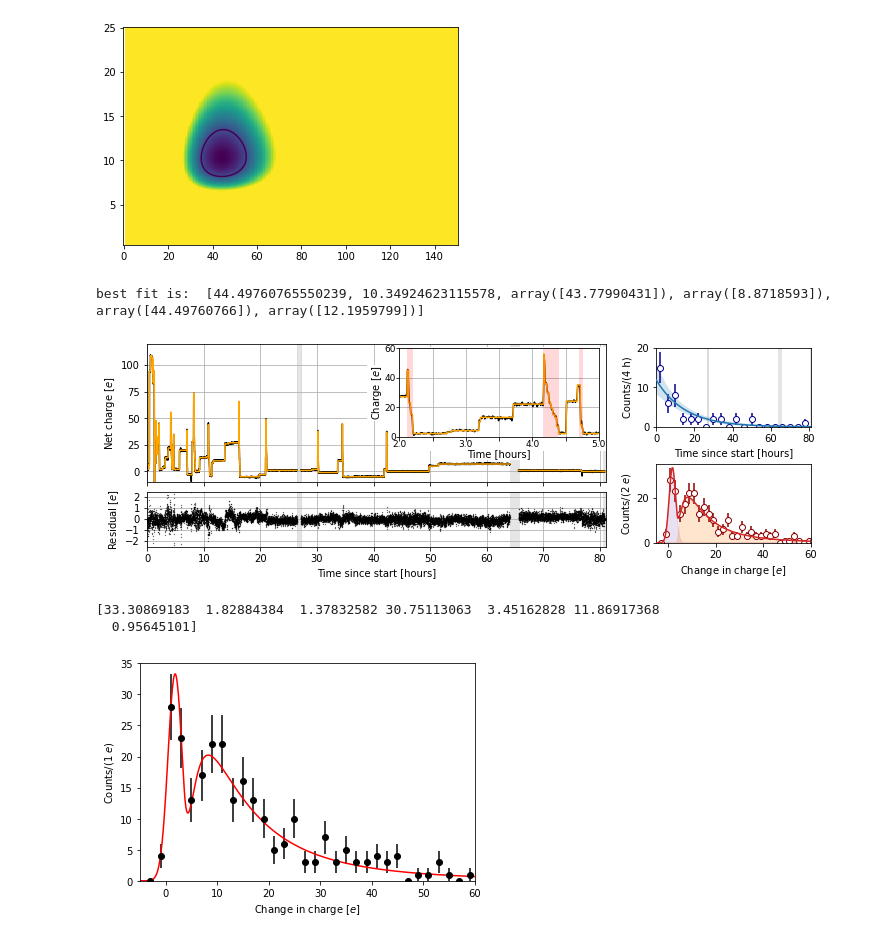
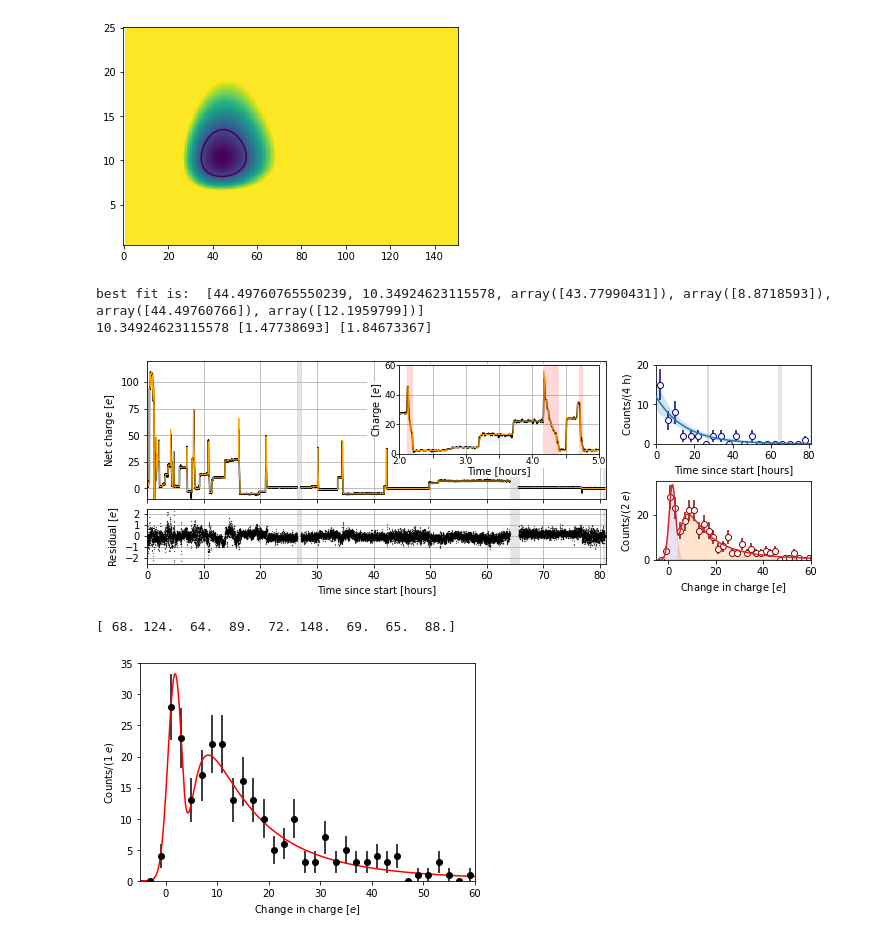
Before and after one commit to Moore-Lab/decay_analysis, a Jupyter notebook: paper_figures.ipynb, the cells around one changed output. Drawn from its saved outputs; the diff is of its cells as text; code cells hidden in the pictures.

Commit message:
additional minor updates to plots

```diff
--- a/paper_figures.ipynb
+++ b/paper_figures.ipynb
@@ -332,7 +336,7 @@ for tt in dead_period_edges:
     running_charge[st:(st+2*samps+1)] = np.nan
 
 axsLeft[0].plot(time_vals, filt_vec2, 'k-', label="Correlation", rasterized=True)
-axsLeft[0].plot(time_vals, running_charge, '-', color='orange', label="Recon. charge", rasterized=True)
+axsLeft[0].plot(time_vals, running_charge, '-', color='orange', label="Recon. charge", rasterized=True, lw=1)
 plt.sca(axsLeft[0])
 plt.grid(True)
 plt.ylim(-10,120)
@@ -344,7 +348,7 @@ plt.xlim(xv1, xv2)
 
 inset_ax = axsLeft[0].inset_axes([0.55, 0.33, 0.435, 0.64])
 inset_ax.plot(time_vals, filt_vec2, 'k-', label="Correlation", rasterized=True)
-inset_ax.plot(time_vals, running_charge, '-', color='orange', label="Recon. charge")
+inset_ax.plot(time_vals, running_charge, '-', color='orange', label="Recon. charge", lw=1)
 inset_ax.set_xlim(2,5)
 inset_ax.set_ylim(0,60)
 bu.fill_dps(filament_period_edges, 'red', lab="Filament", ax=inset_ax, line=True)
@@ -397,6 +401,7 @@ yy = np.log(2)*bin_length*curr_bp[0]/curr_bp[1] * 0.5**(xx/curr_bp[1])
 ylo = np.min(countour_mat, axis=0)
 yhi = np.max(countour_mat, axis=0)
 print("best fit is: ", curr_bp )
+print(curr_bp[1], curr_bp[1]-curr_bp[3], curr_bp[5]-curr_bp[1])
 
 plt.plot(xx, yy, color='tab:blue', label="Fit +/- 1$\sigma$", zorder=10)
 plt.fill_between(xx, ylo, yhi, color='tab:blue', alpha=0.2, edgecolor=None)
@@ -418,39 +423,40 @@ binslo = np.arange(-4,20,2)
 binshi = np.arange(20,int(1.1*np.max(change_data)),2)
 
 bins = np.hstack((binslo, binshi))
 hh, be = np.histogram(change_data, bins=bins) #, range=(ymin,ymax))
 bc = be[:-1] + np.diff(be)/2
 bin_width = np.diff(be)
 
 gpts = bc < 100
 spars = [33.3,  1.83,  1.38, 30.8,  3.45, 11.9, 0.956]
 bp, bcov = opt.curve_fit(multigauss, bc[gpts], hh[gpts], sigma=sig[gpts], p0=spars)
 xx = np.linspace(-5, 100, 1000)
 
 bp_ln = bp.copy()
 bp_ln[0] = 0
 plt.errorbar(bc, hh, yerr=np.sqrt(hh), fmt='o', color='darkred', markerfacecolor='white')
 plt.plot(xx, multigauss(xx, *bp), '-', color='tab:red', zorder=10)
 plt.fill_between(xx, np.zeros_like(xx), gauss(xx, *bp[:3]), alpha=0.2, color='tab:purple')
 plt.fill_between(xx, np.zeros_like(xx), multigauss(xx, *bp_ln), alpha=0.2, color='tab:orange')
 plt.xlabel("Change in charge [$e$]")
 plt.ylabel("Counts/(2 $e$)")
 #plt.gca().set_yscale('log')
 #plt.savefig("charge_fig_paper.pdf", dpi=300, bbox_inches='tight')
 plt.ylim(0,35)
 plt.xlim(-5,60)
 
 plt.savefig("charge_fig_paper.pdf", dpi=300, bbox_inches='tight')
 
 plt.show()
 # %% [output]
 best fit is:  [44.49760765550239, 10.34924623115578, array([43.77990431]), array([8.8718593]), array([44.49760766]), array([12.1959799])]
+10.34924623115578 [1.47738693] [1.84673367]
-[figure, old version]
+[figure, new version]
-# %%
-print(bp)
-# %% [output]
-[33.30869183  1.82884384  1.37832582 30.75113063  3.45162828 11.86917368
-  0.95645101]
+# %%
+gpts = all_charge_changes > 60
+print(all_charge_changes[gpts])
+# %% [output]
+[ 68. 124.  64.  89.  72. 148.  69.  65.  88.]
 # %%
 plt.figure()
 
```
Also changed, not shown: parts of 1 cell of this notebook.
